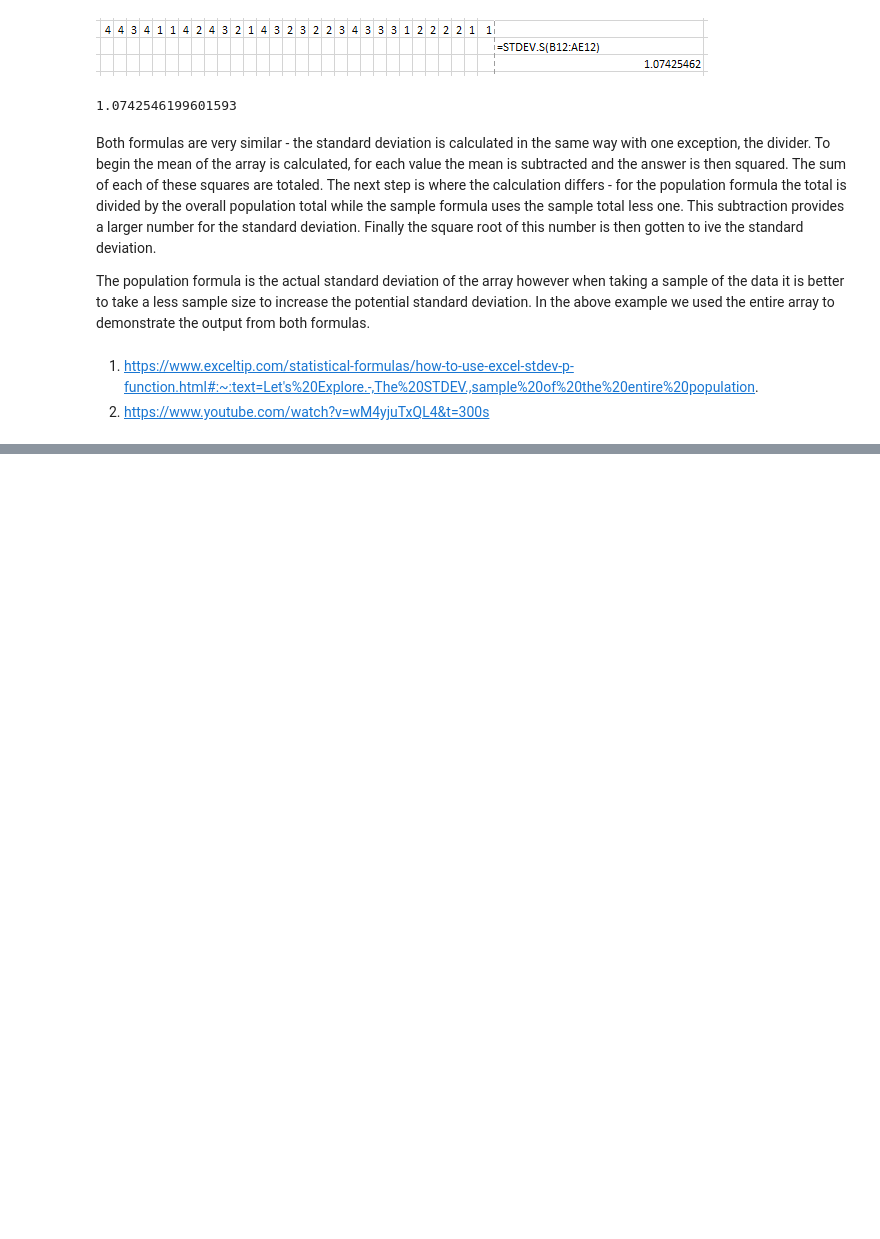
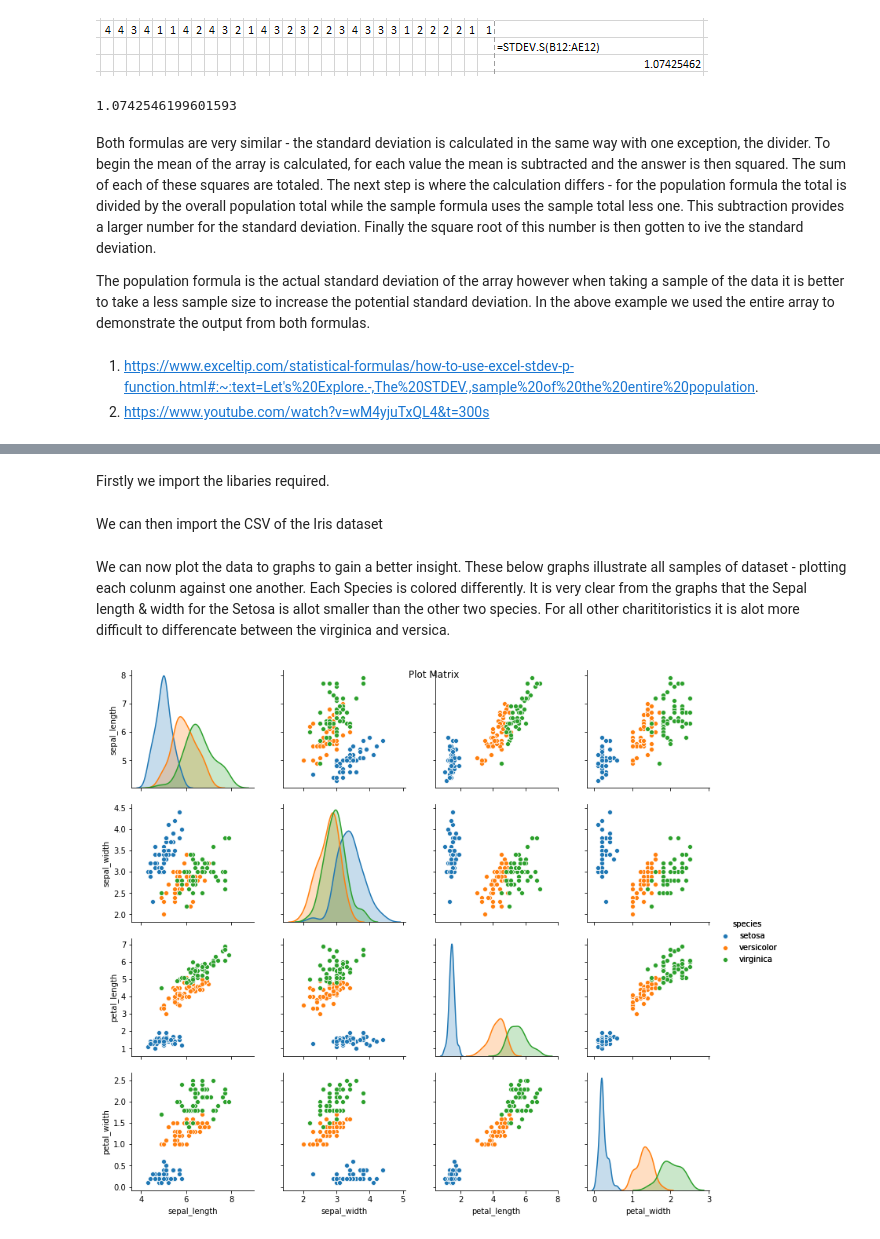
Before and after one commit to EoghanDelaney/ML-Tasks-2020, a Jupyter notebook: ML-Tasks-2020.ipynb, the cells around one changed output, grey strips where cells are left out. Saved outputs shown, nothing was run; the diff lists cells and outputs as text; code cells hidden in the pictures; blank space fills up the shorter version.

```diff
--- a/ML-Tasks-2020.ipynb
+++ b/ML-Tasks-2020.ipynb
@@ -356,0 +311,2 @@ Text(0.5, 1.0, 'Predicted')
+# %% [markdown]
+Firstly we import the libaries required.
@@ -356,0 +323,12 @@ Text(0.5, 1.0, 'Predicted')
+# %% [markdown]
+We can then import the CSV of the Iris dataset
+# %%
+file = 'iris.csv'
+df = pd.read_csv(file)
+# %% [markdown]
+We can now plot the data to graphs to gain a better insight. These below graphs illustrate all samples of dataset - plotting each colunm against one another. Each Species is colored differently. It is very clear from the graphs that the Sepal length & width for the Setosa is allot smaller than the other two species. For all other charititoristics it is alot more difficult to differencate between the virginica and versica.
+# %%
+sns.pairplot(df, hue='species').add_legend().fig.suptitle('Plot Matrix')
+plt.show()
+# %% [output]
+[figure, added]
```
Also changed, not shown: parts of 29 cells of this notebook, 2 other files.
